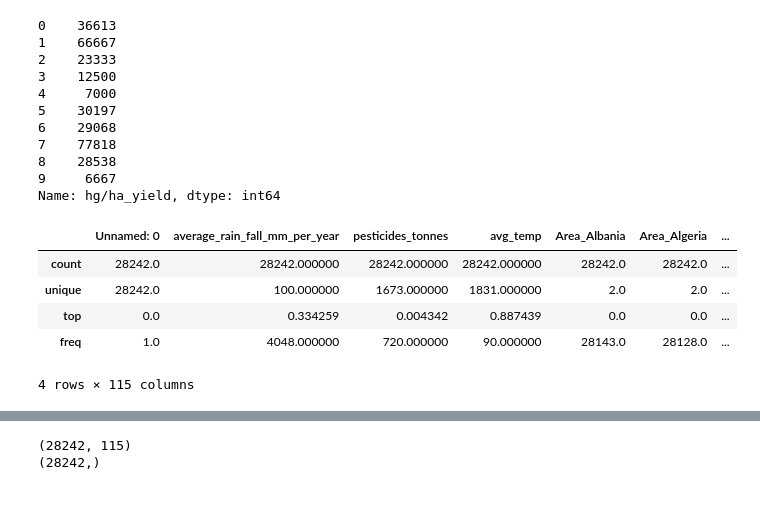
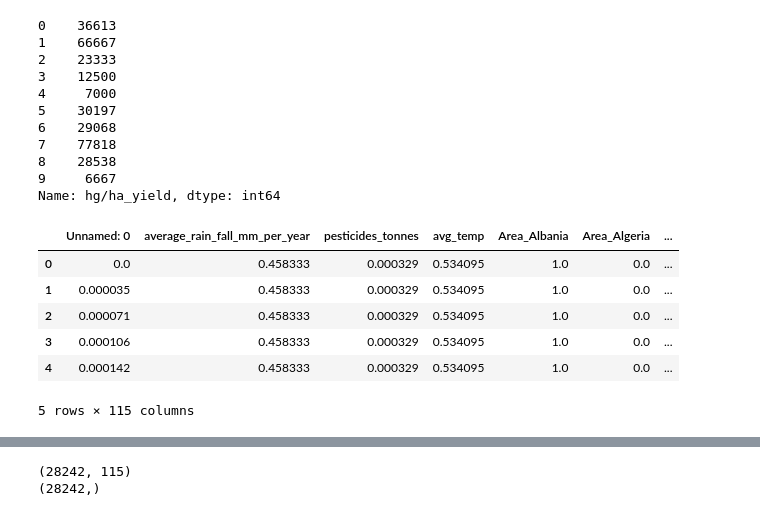
Before and after one commit to 7Priyanshu9/ClimateCrops-, a Jupyter notebook: climate/model.ipynb, the cells around one changed output, grey strips where cells are left out. Drawn from its saved outputs; the diff is of its cells as text; code cells hidden in the pictures.

```diff
--- a/climate/model.ipynb
+++ b/climate/model.ipynb
@@ -271,12 +246,13 @@ Name: hg/ha_yield, dtype: int64
 # %%
 x_max = X.max()
 X = X.divide(x_max)
-# Normalization so that the scaleup factor move to 1
-X.describe()
+# Normalization so that the scaleup factor move to 1 for increasing thr accuracy and optimising it as our data is very large so one feature has a much larger range than others so by converting it to 1 we scale thenm to a same range
+X.head()
 # %% [output]
 |  | Unnamed: 0 | average_rain_fall_mm_per_year | pesticides_tonnes | avg_temp | Area_Albania | Area_Algeria | ... |
-| count | 28242.0 | 28242.000000 | 28242.000000 | 28242.000000 | 28242.0 | 28242.0 | ... |
-| unique | 28242.0 | 100.000000 | 1673.000000 | 1831.000000 | 2.0 | 2.0 | ... |
-| top | 0.0 | 0.334259 | 0.004342 | 0.887439 | 0.0 | 0.0 | ... |
-| freq | 1.0 | 4048.000000 | 720.000000 | 90.000000 | 28143.0 | 28128.0 | ... |
+| 0 | 0.0 | 0.458333 | 0.000329 | 0.534095 | 1.0 | 0.0 | ... |
+| 1 | 0.000035 | 0.458333 | 0.000329 | 0.534095 | 1.0 | 0.0 | ... |
+| 2 | 0.000071 | 0.458333 | 0.000329 | 0.534095 | 1.0 | 0.0 | ... |
+| 3 | 0.000106 | 0.458333 | 0.000329 | 0.534095 | 1.0 | 0.0 | ... |
+| 4 | 0.000142 | 0.458333 | 0.000329 | 0.534095 | 1.0 | 0.0 | ... |
-4 rows × 115 columns
+5 rows × 115 columns
```
Also changed, not shown: parts of 10 cells of this notebook.
